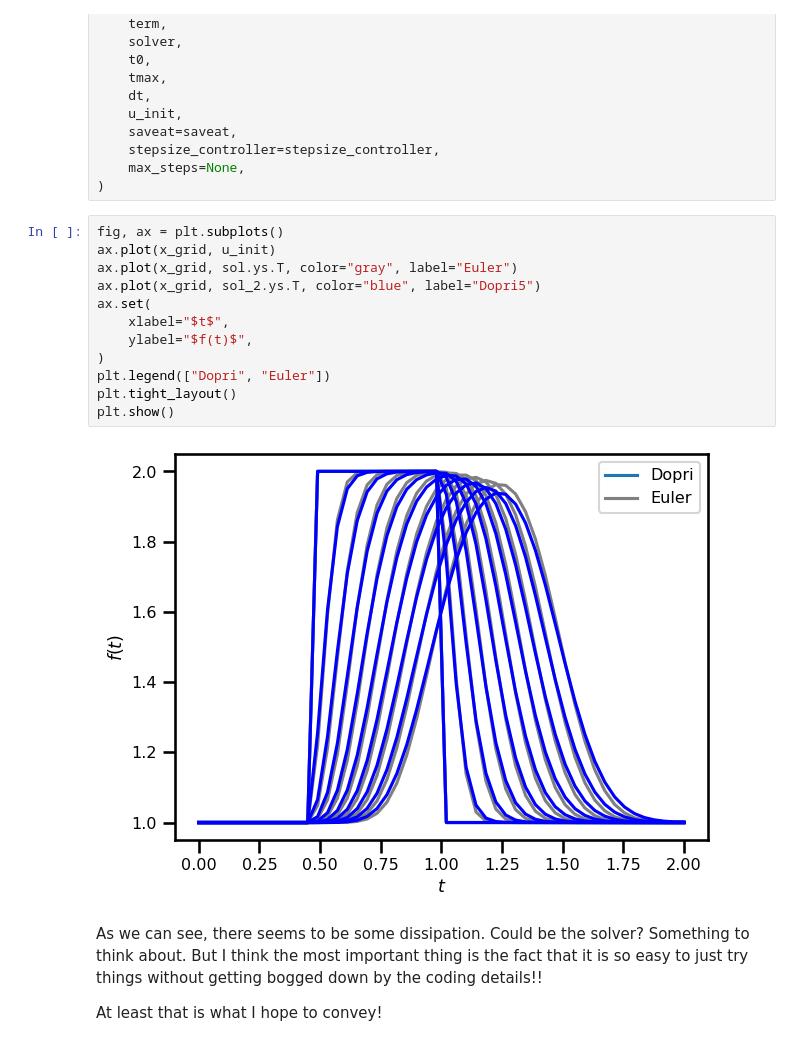
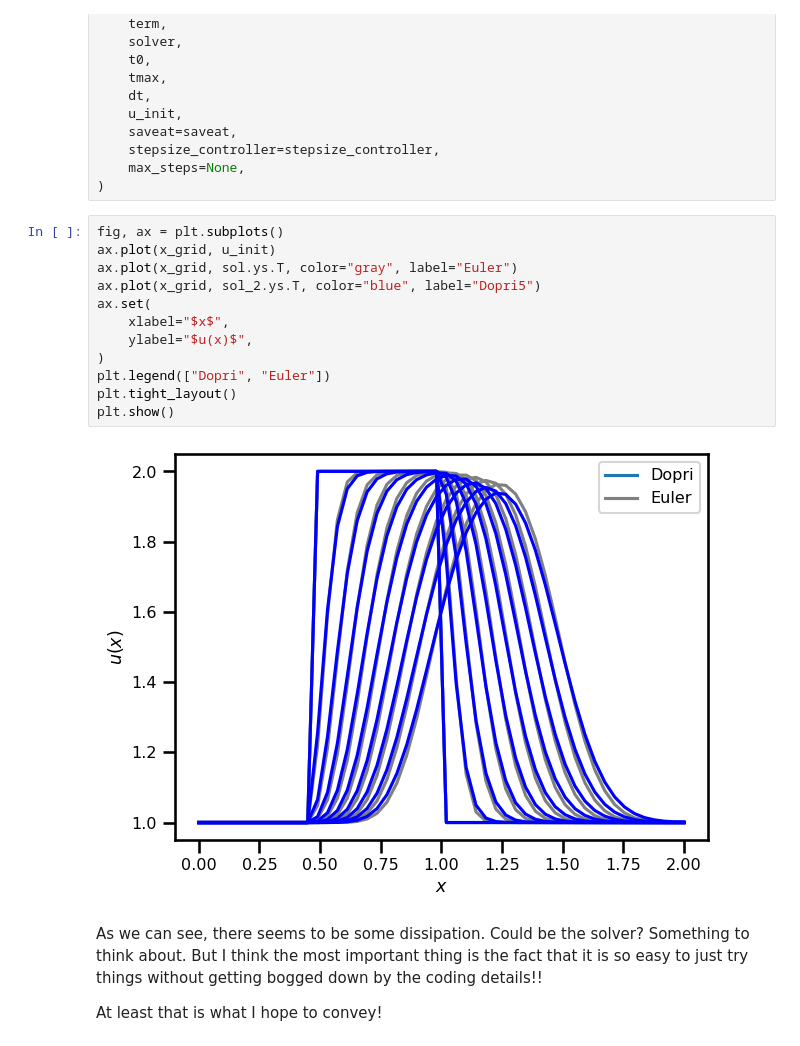
Before and after one commit to jejjohnson/jaxsw, a Jupyter notebook: notebooks/dev/eman/12_steps_2_NS/1.2_linear_convection.ipynb, the cells around one changed output. Saved outputs shown, nothing was run; the diff lists cells and outputs as text.

```diff
--- a/notebooks/dev/eman/12_steps_2_NS/1.2_linear_convection.ipynb
+++ b/notebooks/dev/eman/12_steps_2_NS/1.2_linear_convection.ipynb
@@ -512,17 +518,17 @@ sol_2 = diffrax.diffeqsolve(
 # %%
 fig, ax = plt.subplots()
 ax.plot(x_grid, u_init)
 ax.plot(x_grid, sol.ys.T, color="gray", label="Euler")
 ax.plot(x_grid, sol_2.ys.T, color="blue", label="Dopri5")
 ax.set(
-    xlabel="$t$",
-    ylabel="$f(t)$",
+    xlabel="$x$",
+    ylabel="$u(x)$",
 )
 plt.legend(["Dopri", "Euler"])
 plt.tight_layout()
 plt.show()
 # %% [output]
-[figure, old version]
+[figure, new version]
 # %% [markdown]
 As we can see, there seems to be some dissipation. Could be the solver? Something to think about. But I think the most important thing is the fact that it is so easy to just try things without getting bogged down by the coding details!!
 
```
Also changed, not shown: parts of 5 cells of this notebook, 2 other files.
